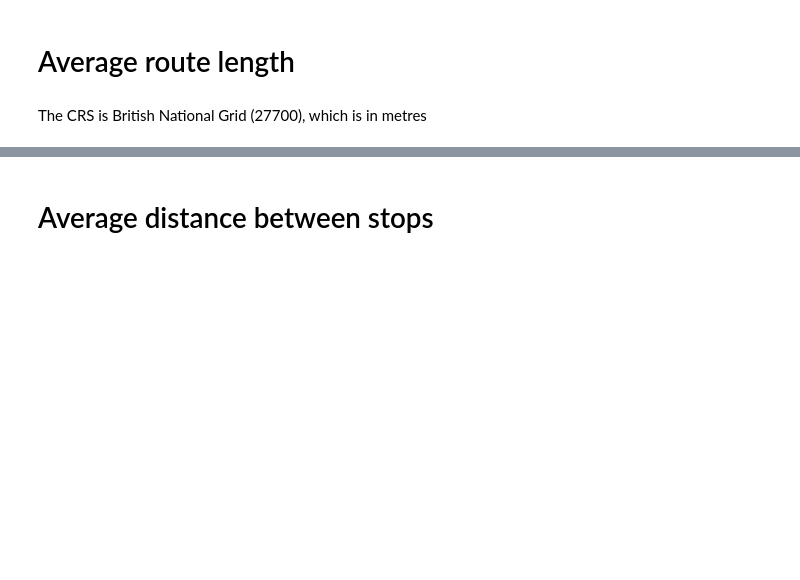
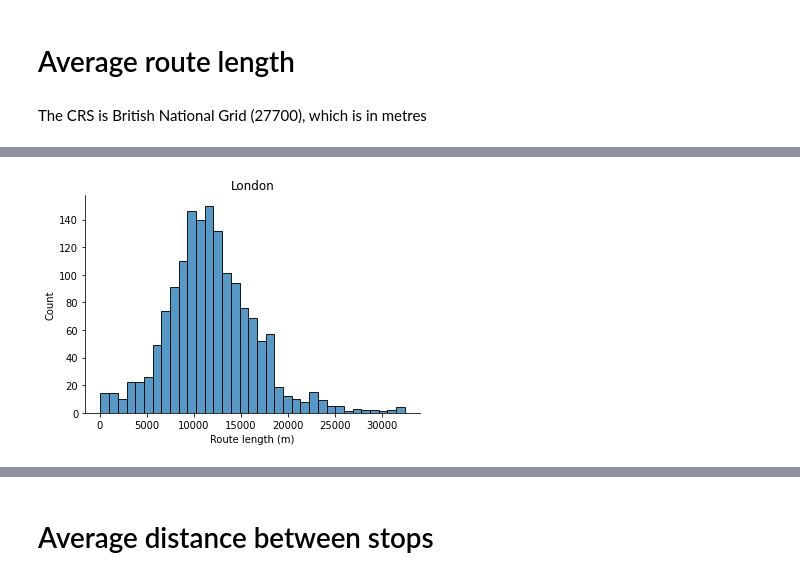
Before and after one commit to akazukin5151/comparative-accessibility, a Jupyter notebook: london.ipynb, the cells around one changed output, grey strips where cells are left out. Drawn from its saved outputs; the diff is of its cells as text; code cells hidden in the pictures; blank space fills up the shorter version.

```diff
--- a/london.ipynb
+++ b/london.ipynb
@@ -185,0 +221,8 @@ route_lengths.plot.hist(bins=30)
+# %%
+sns.histplot(x=route_lengths)
+sns.despine()
+plt.title('London')
+plt.xlabel('Route length (m)')
+plt.savefig('figures/l_rlengths.png')
+# %% [output]
+[figure, added]
```
Also changed, not shown: parts of 43 cells of this notebook, 3 other files.
